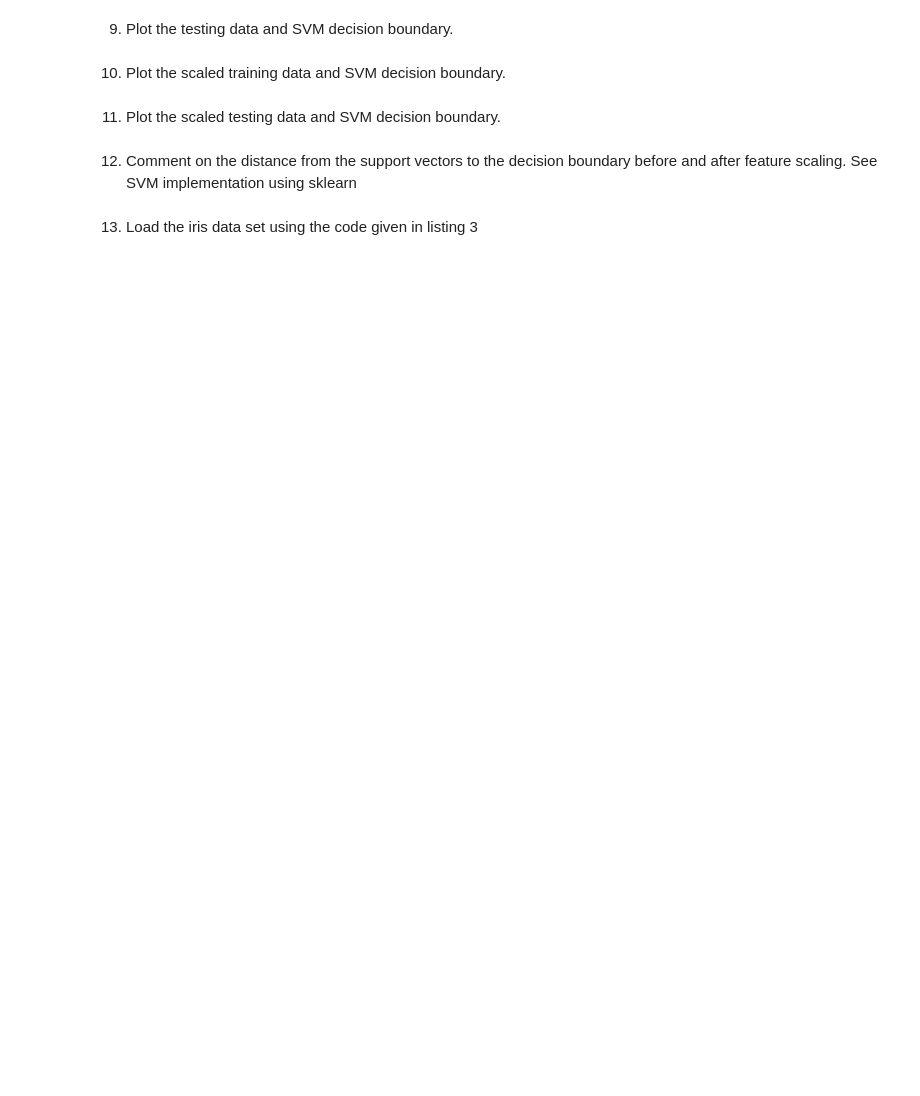
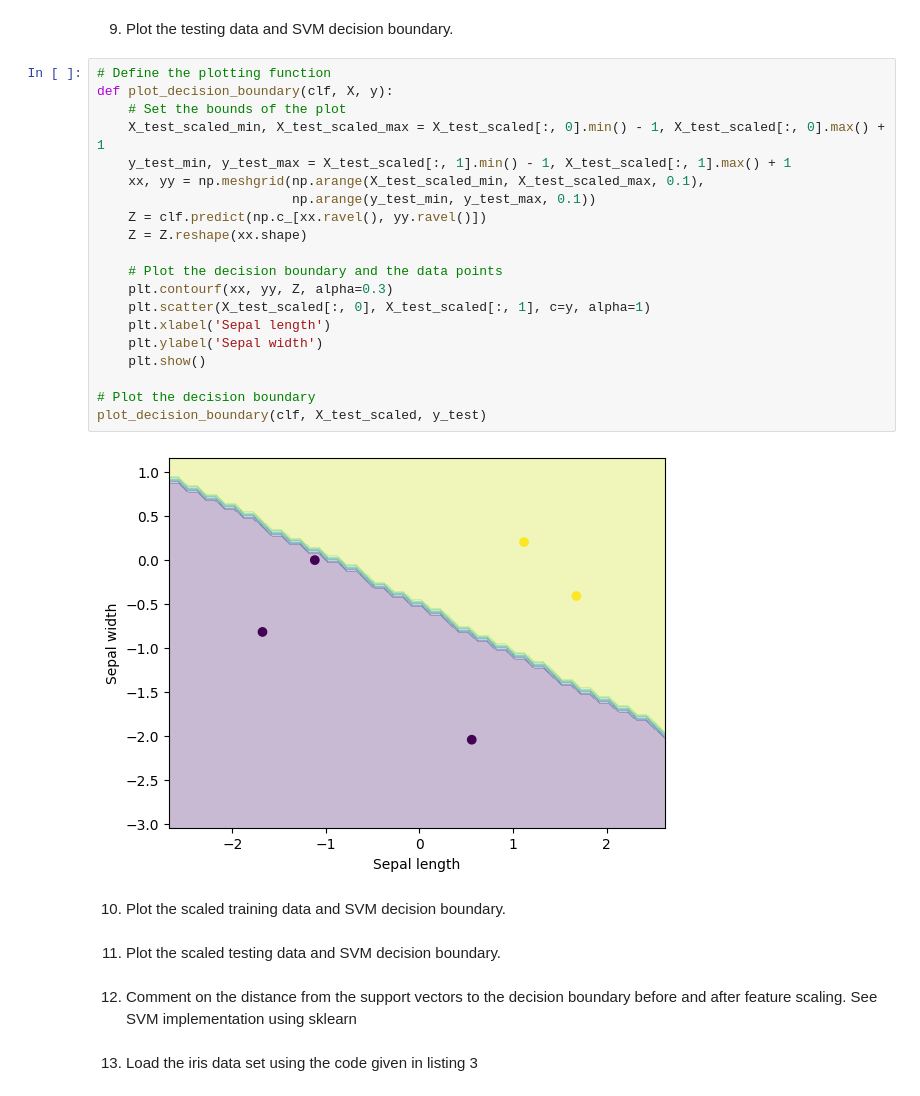
Before and after one commit to kumudu12/EN5870, a Jupyter notebook: Assignment_02_on_Backpropagation,_SVM_and_kNN.ipynb, the cells around one changed output. Saved outputs shown, nothing was run; the diff lists cells and outputs as text; blank space fills up the shorter version.

```diff
--- a/Assignment_02_on_Backpropagation,_SVM_and_kNN.ipynb
+++ b/Assignment_02_on_Backpropagation,_SVM_and_kNN.ipynb
@@ -99,5 +165,27 @@ print(accuracy_score(clf_preditions, y_test))
 # %% [markdown]
 9. Plot the testing data and SVM decision boundary.
+# %%
+# Define the plotting function
+def plot_decision_boundary(clf, X, y):
+    # Set the bounds of the plot
+    X_test_scaled_min, X_test_scaled_max = X_test_scaled[:, 0].min() - 1, X_test_scaled[:, 0].max() + 1
+    y_test_min, y_test_max = X_test_scaled[:, 1].min() - 1, X_test_scaled[:, 1].max() + 1
+    xx, yy = np.meshgrid(np.arange(X_test_scaled_min, X_test_scaled_max, 0.1),
+                         np.arange(y_test_min, y_test_max, 0.1))
+    Z = clf.predict(np.c_[xx.ravel(), yy.ravel()])
+    Z = Z.reshape(xx.shape)
+
+    # Plot the decision boundary and the data points
+    plt.contourf(xx, yy, Z, alpha=0.3)
+    plt.scatter(X_test_scaled[:, 0], X_test_scaled[:, 1], c=y, alpha=1)
+    plt.xlabel('Sepal length')
+    plt.ylabel('Sepal width')
+    plt.show()
+
+# Plot the decision boundary
+plot_decision_boundary(clf, X_test_scaled, y_test)
+# %% [output]
+[figure, added]
 # %% [markdown]
 10.  Plot the scaled training data and SVM decision boundary.
 # %% [markdown]
```
Also changed, not shown: parts of 9 cells of this notebook.
